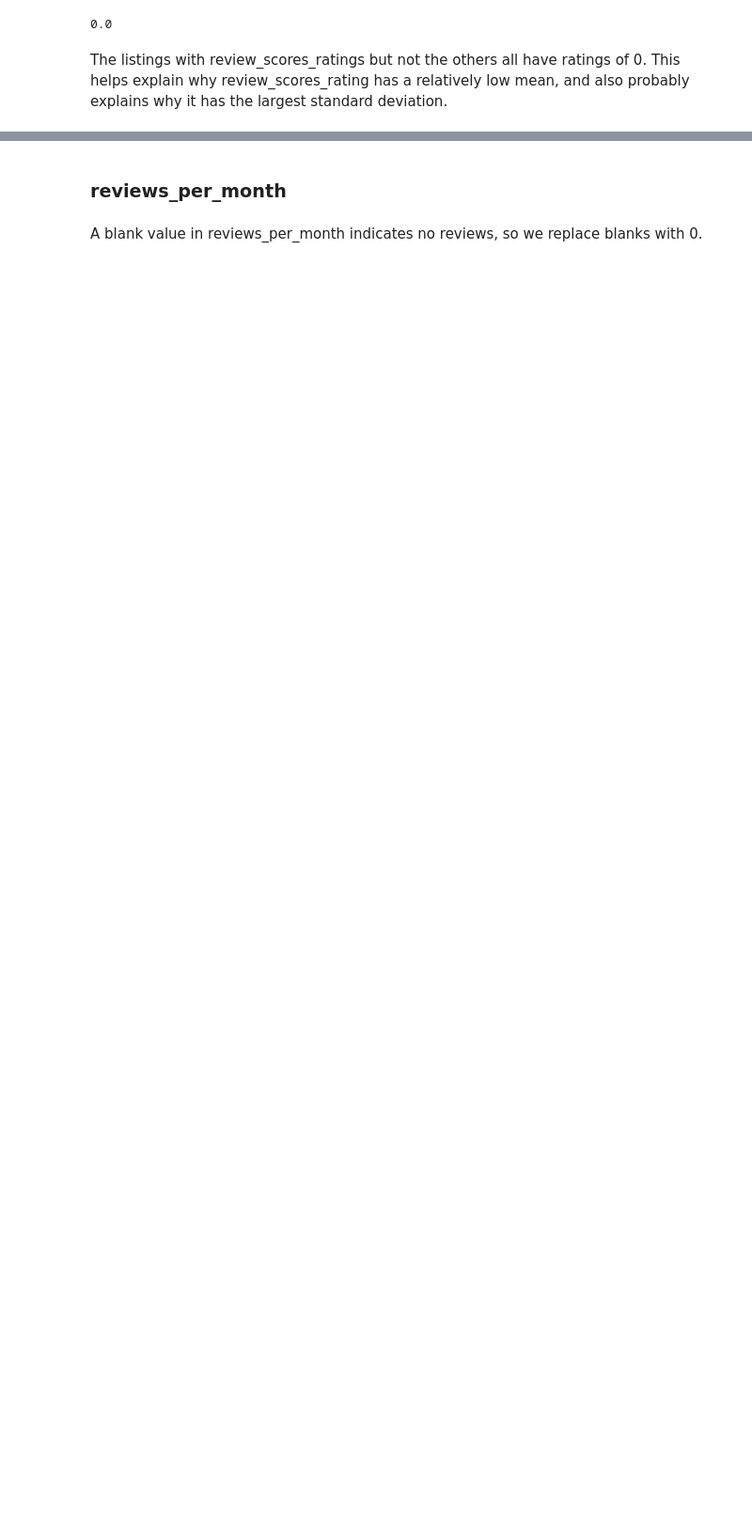
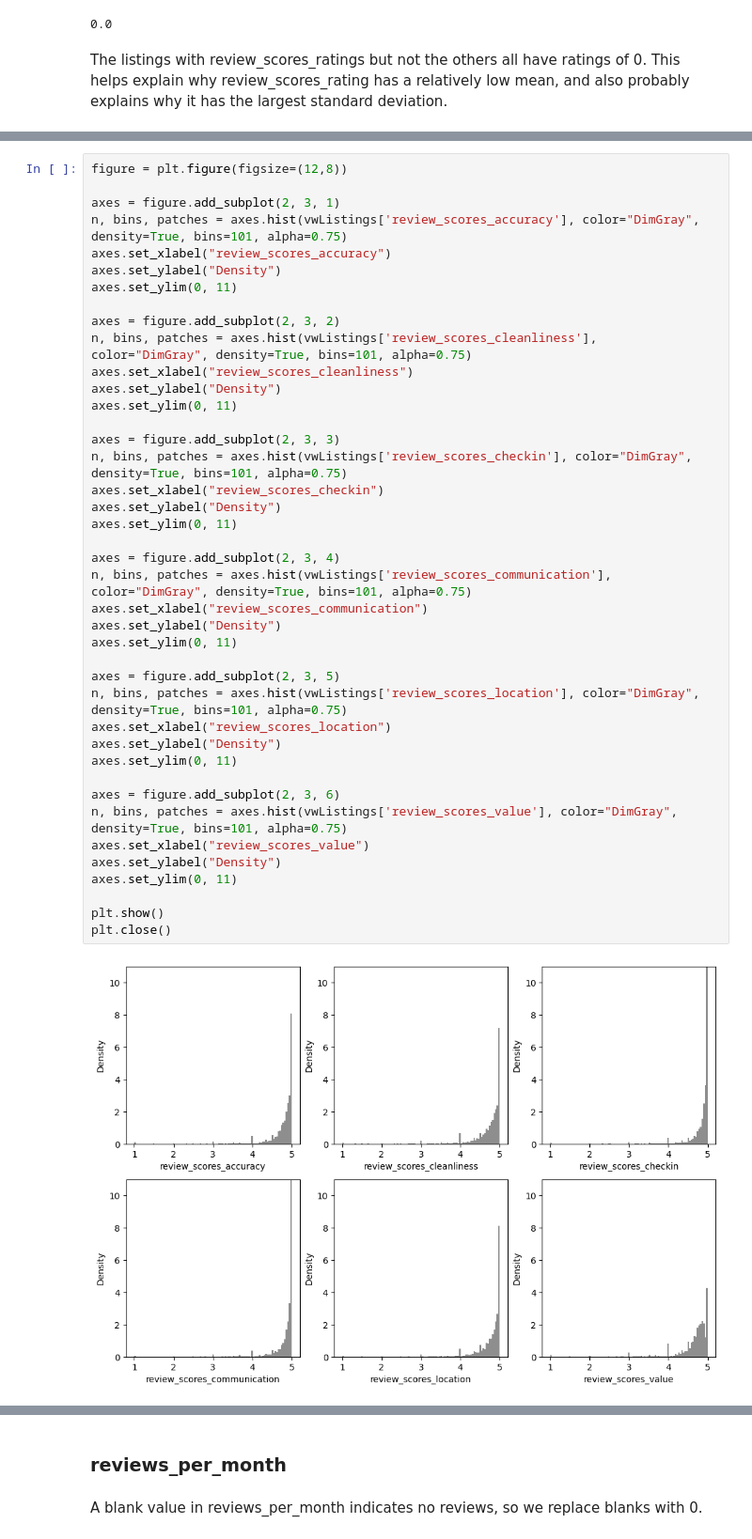
Before and after one commit to ayee6/JHUDataScienceGroup9, a Jupyter notebook: EDA_Steve.ipynb, the cells around one changed output, grey strips where cells are left out. Shown at 94% size. Saved outputs shown, nothing was run; the diff lists cells and outputs as text; blank space fills up the shorter version.

```diff
--- a/EDA_Steve.ipynb
+++ b/EDA_Steve.ipynb
@@ -427,0 +450,43 @@ NOTE: Insert histogram(s)
+# %%
+figure = plt.figure(figsize=(12,8))
+
+axes = figure.add_subplot(2, 3, 1)
+n, bins, patches = axes.hist(vwListings['review_scores_accuracy'], color="DimGray", density=True, bins=101, alpha=0.75)
+axes.set_xlabel("review_scores_accuracy")
+axes.set_ylabel("Density")
+axes.set_ylim(0, 11)
+
+axes = figure.add_subplot(2, 3, 2)
+n, bins, patches = axes.hist(vwListings['review_scores_cleanliness'], color="DimGray", density=True, bins=101, alpha=0.75)
+axes.set_xlabel("review_scores_cleanliness")
+axes.set_ylabel("Density")
+axes.set_ylim(0, 11)
+
+axes = figure.add_subplot(2, 3, 3)
+n, bins, patches = axes.hist(vwListings['review_scores_checkin'], color="DimGray", density=True, bins=101, alpha=0.75)
+axes.set_xlabel("review_scores_checkin")
+axes.set_ylabel("Density")
+axes.set_ylim(0, 11)
+
+axes = figure.add_subplot(2, 3, 4)
+n, bins, patches = axes.hist(vwListings['review_scores_communication'], color="DimGray", density=True, bins=101, alpha=0.75)
+axes.set_xlabel("review_scores_communication")
+axes.set_ylabel("Density")
+axes.set_ylim(0, 11)
+
+axes = figure.add_subplot(2, 3, 5)
+n, bins, patches = axes.hist(vwListings['review_scores_location'], color="DimGray", density=True, bins=101, alpha=0.75)
+axes.set_xlabel("review_scores_location")
+axes.set_ylabel("Density")
+axes.set_ylim(0, 11)
+
+axes = figure.add_subplot(2, 3, 6)
+n, bins, patches = axes.hist(vwListings['review_scores_value'], color="DimGray", density=True, bins=101, alpha=0.75)
+axes.set_xlabel("review_scores_value")
+axes.set_ylabel("Density")
+axes.set_ylim(0, 11)
+
+plt.show()
+plt.close()
+# %% [output]
+[figure, added]
```
Also changed, not shown: parts of 85 cells of this notebook.
